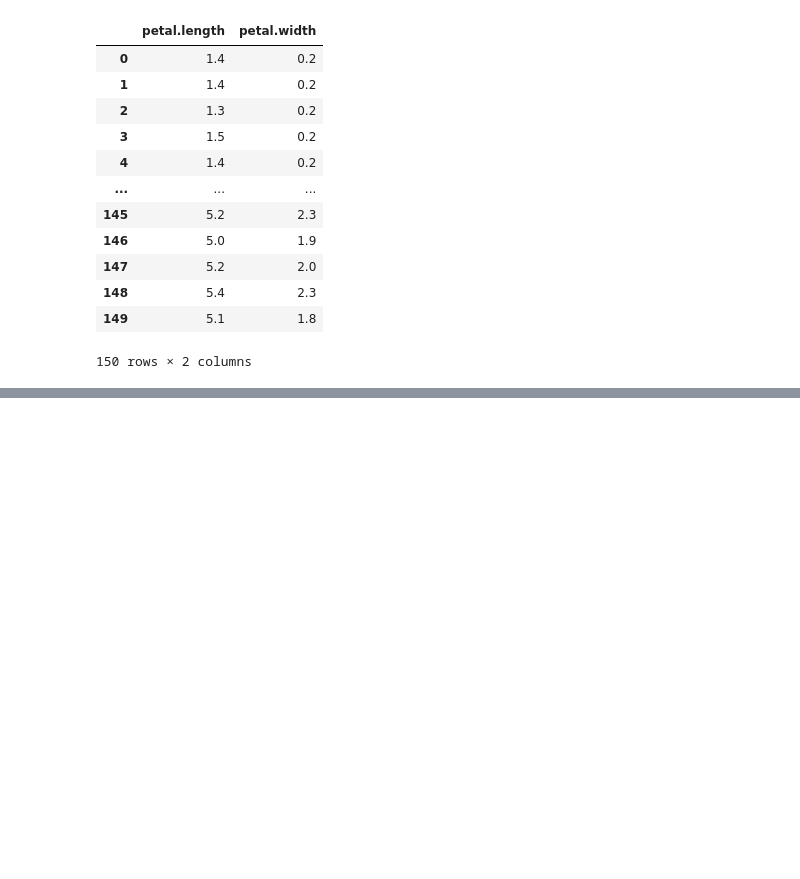
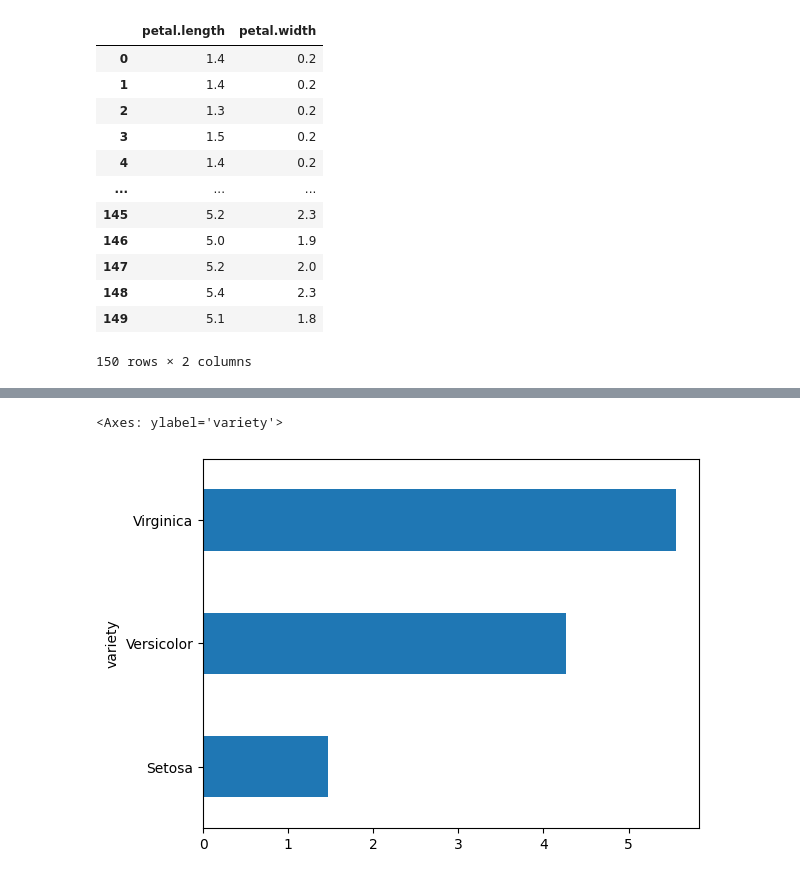
Before and after one commit to Benmaza/Benmaza, a Jupyter notebook: EBAC/11_iris.ipynb, the cells around one changed output, grey strips where cells are left out. Drawn from its saved outputs; the diff is of its cells as text; code cells hidden in the pictures; blank space fills up the shorter version.

```diff
--- a/EBAC/11_iris.ipynb
+++ b/EBAC/11_iris.ipynb
@@ -60,0 +87,6 @@ iris_petal.to_csv('Iris_Petal.csv')
+# %%
+# creacion de grafico de barras
+iris_tipo.plot(kind='barh')
+# %% [output]
+<Axes: ylabel='variety'>
+[figure, added]
```
Also changed, not shown: parts of 4 cells of this notebook, 4 other files.
